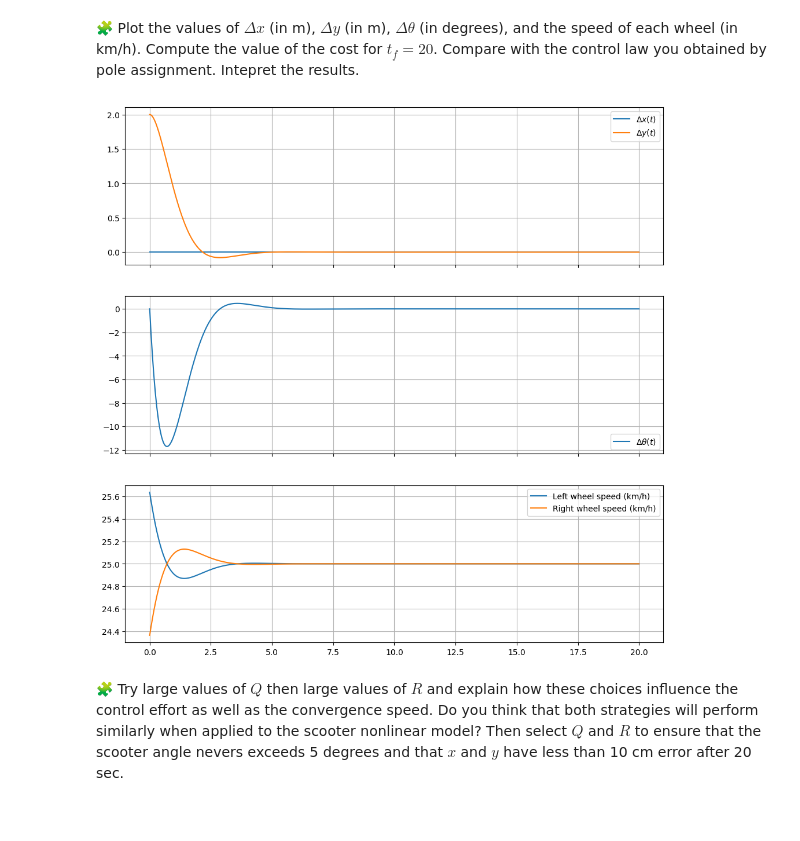
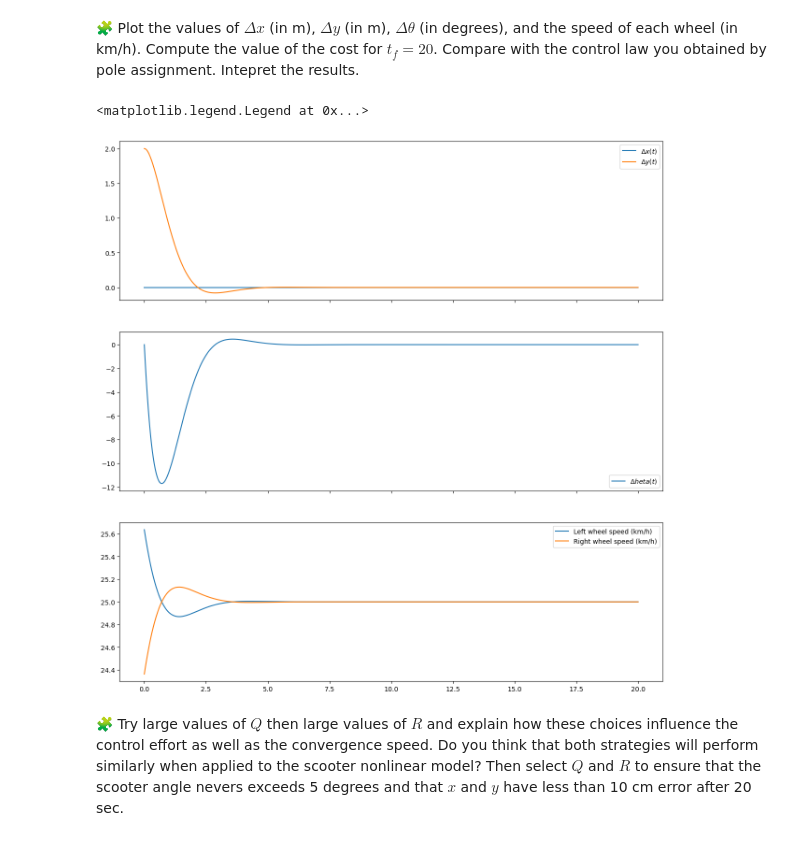
Before and after one commit to ukeeed/control-engineering-with-python-project-2023-2024, a Jupyter notebook: Project_part_3.ipynb, the cells around one changed output. Saved outputs shown, nothing was run; the diff lists cells and outputs as text; code cells hidden in the pictures.

```diff
--- a/Project_part_3.ipynb
+++ b/Project_part_3.ipynb
@@ -758,37 +759,34 @@ The poles are :  [-1.12199195+1.09378514j -1.12199195-1.09378514j -0.08838835+0.
 # %%
 def deltaOmega(t,deltaX):
     return -K @ deltaX
 
-
-result = solve_ivp(fun=lin_fun, t_span=[0, 20], y0=[0, 2, 0], dense_output=True, rtol=1e-6, atol=1e-6)
+result = solve_ivp(fun=lin_fun, t_span=[0, 20], y0=[0, 2, 0], dense_output=True, rtol=1e-6, atol=1e-12)
 
 
 t = linspace(0.0, 20, 1000)
 dx, dy, dtheta = result["sol"](t)
 
-fig, (ax1, ax2, ax3) = subplots(3, 1, sharex=True, figsize=(12, 12))
+fig, (ax1, ax2, ax3) = subplots(3, 1, sharex=True, figsize=(15, 15))
 
-ax1.grid(True)
 ax1.plot(t, dx, label="$\Delta x(t)$")
 ax1.plot(t, dy, label="$\Delta y(t)$")
 ax1.legend()
 
-ax2.grid(True)
-ax2.plot(t, dtheta * 180 / pi, label=r"$\Delta\theta(t)$")
+ax2.plot(t, dtheta * 180 / pi, label="$\Delta\theta(t)$")
 ax2.legend()
 
 dX = result["sol"](t)
-dOmega = -K @ dX
+dOmega = dot(-K,dX)
 dOmega_l, dOmega_r = dOmega[0, :], dOmega[1, :]
 omega_l, omega_r = dOmega_l + v / r, dOmega_r + v / r
 left_speed = omega_l*r*3.6
 right_speed = omega_r*r*3.6
 
-ax3.plot(t, left_speed, label=r"Left wheel speed (km/h)")
-ax3.plot(t, right_speed, label=r"Right wheel speed (km/h)")
+ax3.plot(t, left_speed, label="Left wheel speed (km/h)")
+ax3.plot(t, right_speed, label="Right wheel speed (km/h)")
 ax3.legend()
-ax3.grid()
 # %% [output]
+<matplotlib.legend.Legend at 0x...>
-[figure, old version]
+[figure, new version]
 # %% [markdown]
 🧩 Try large values of $Q$ then large values of $R$ and explain how these choices influence the control effort as well as the convergence speed. Do you think that both strategies will perform similarly when applied to the scooter nonlinear model? Then select $Q$ and $R$ to ensure that the scooter angle nevers exceeds 5 degrees and that $x$ and $y$ have less than 10 cm error after 20 sec.
```
Also changed, not shown: parts of 13 cells of this notebook.
